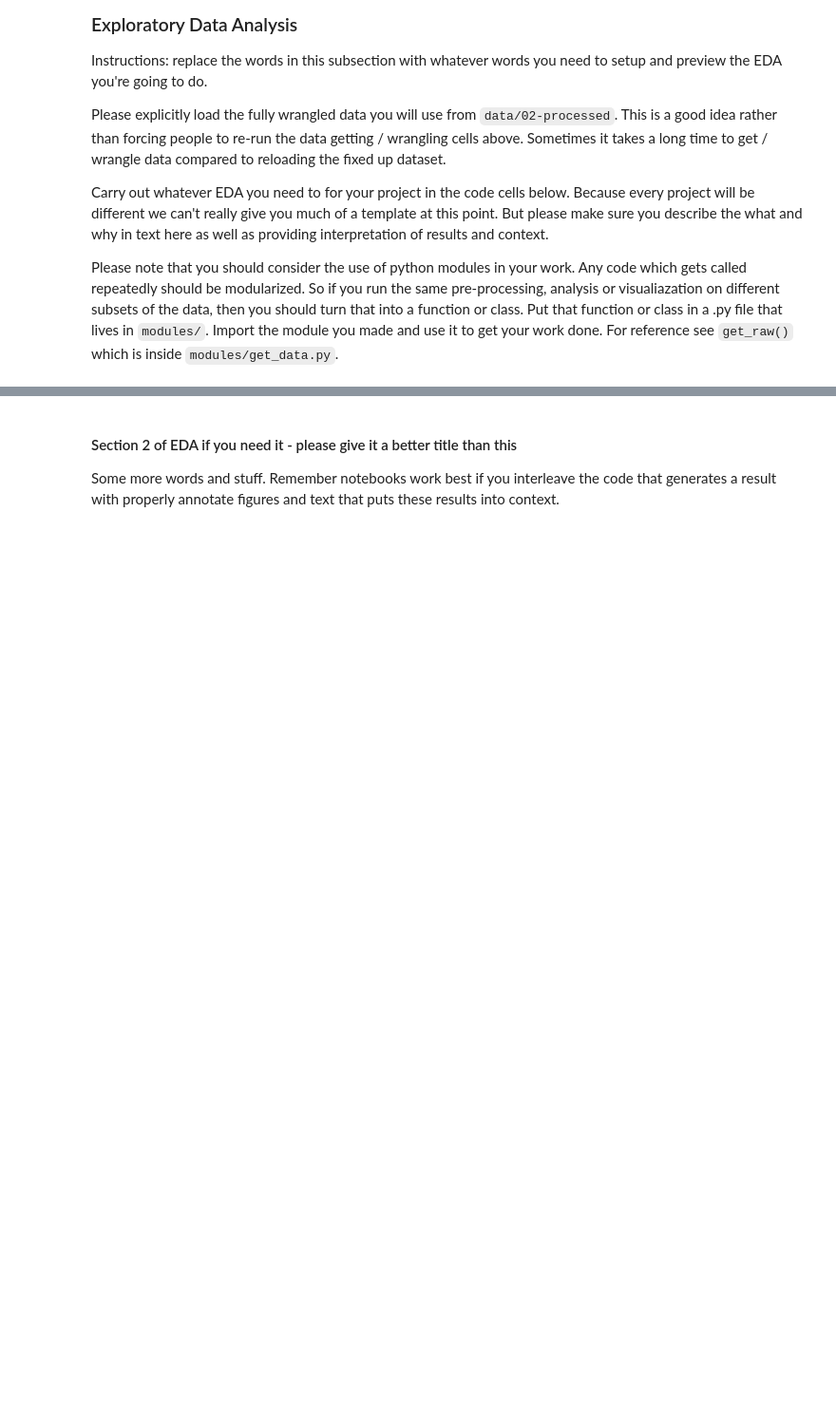
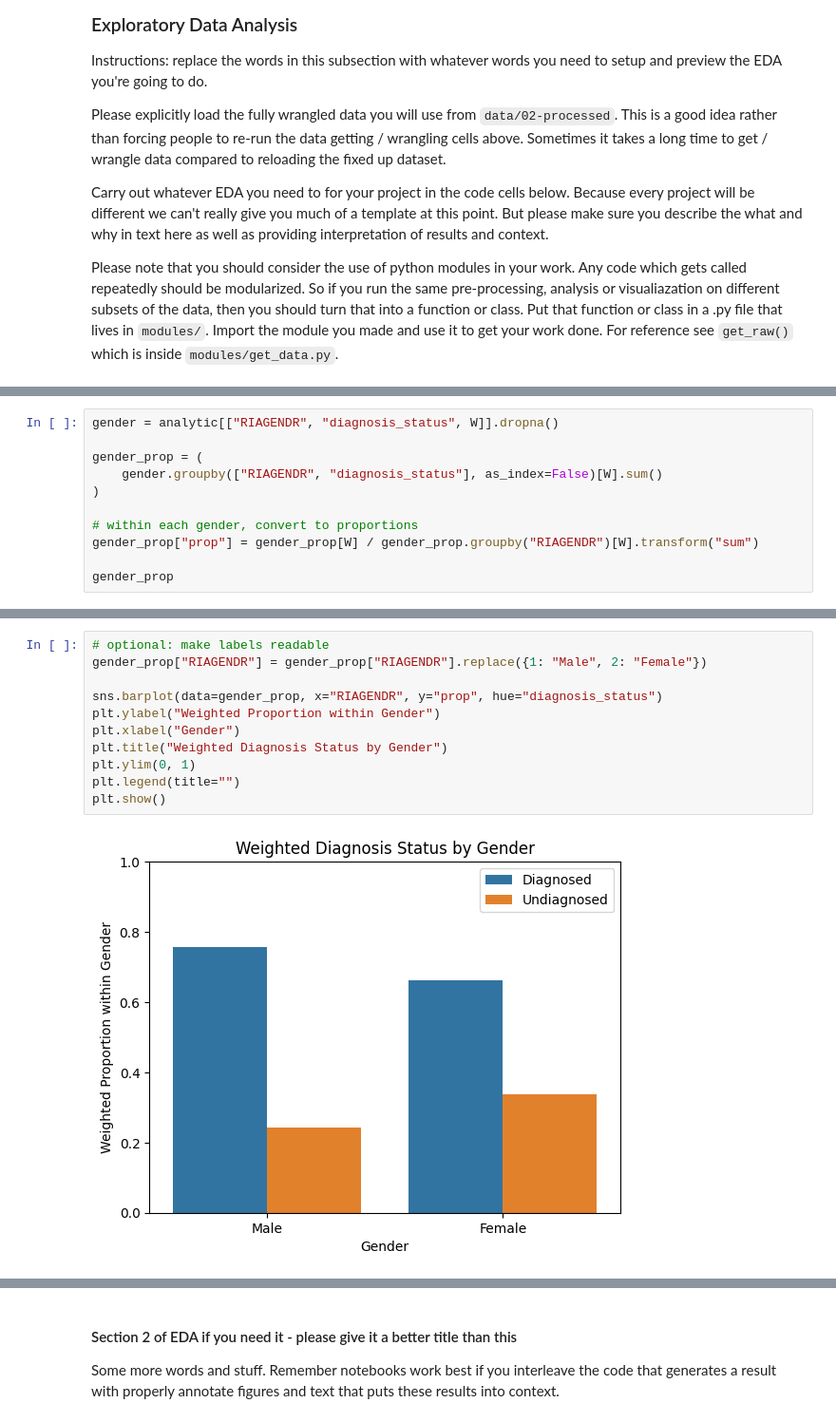
Before and after one commit to COGS108/Group025_WI26, a Jupyter notebook: 02-EDACheckpoint.ipynb, the cells around one changed output, grey strips where cells are left out. Shown at 95% size. Drawn from its saved outputs; the diff is of its cells as text; blank space fills up the shorter version.

```diff
--- a/02-EDACheckpoint.ipynb
+++ b/02-EDACheckpoint.ipynb
@@ -318,0 +369,11 @@ Some more words and stuff.  Remember notebooks work best if you interleave the c
+# %%
+gender = analytic[["RIAGENDR", "diagnosis_status", W]].dropna()
+
+gender_prop = (
+    gender.groupby(["RIAGENDR", "diagnosis_status"], as_index=False)[W].sum()
+)
+
+# within each gender, convert to proportions
+gender_prop["prop"] = gender_prop[W] / gender_prop.groupby("RIAGENDR")[W].transform("sum")
+
+gender_prop
@@ -318,0 +386,13 @@ Some more words and stuff.  Remember notebooks work best if you interleave the c
+# %%
+# optional: make labels readable
+gender_prop["RIAGENDR"] = gender_prop["RIAGENDR"].replace({1: "Male", 2: "Female"})
+
+sns.barplot(data=gender_prop, x="RIAGENDR", y="prop", hue="diagnosis_status")
+plt.ylabel("Weighted Proportion within Gender")
+plt.xlabel("Gender")
+plt.title("Weighted Diagnosis Status by Gender")
+plt.ylim(0, 1)
+plt.legend(title="")
+plt.show()
+# %% [output]
+[figure, added]
```
Also changed, not shown: parts of 23 cells of this notebook.
